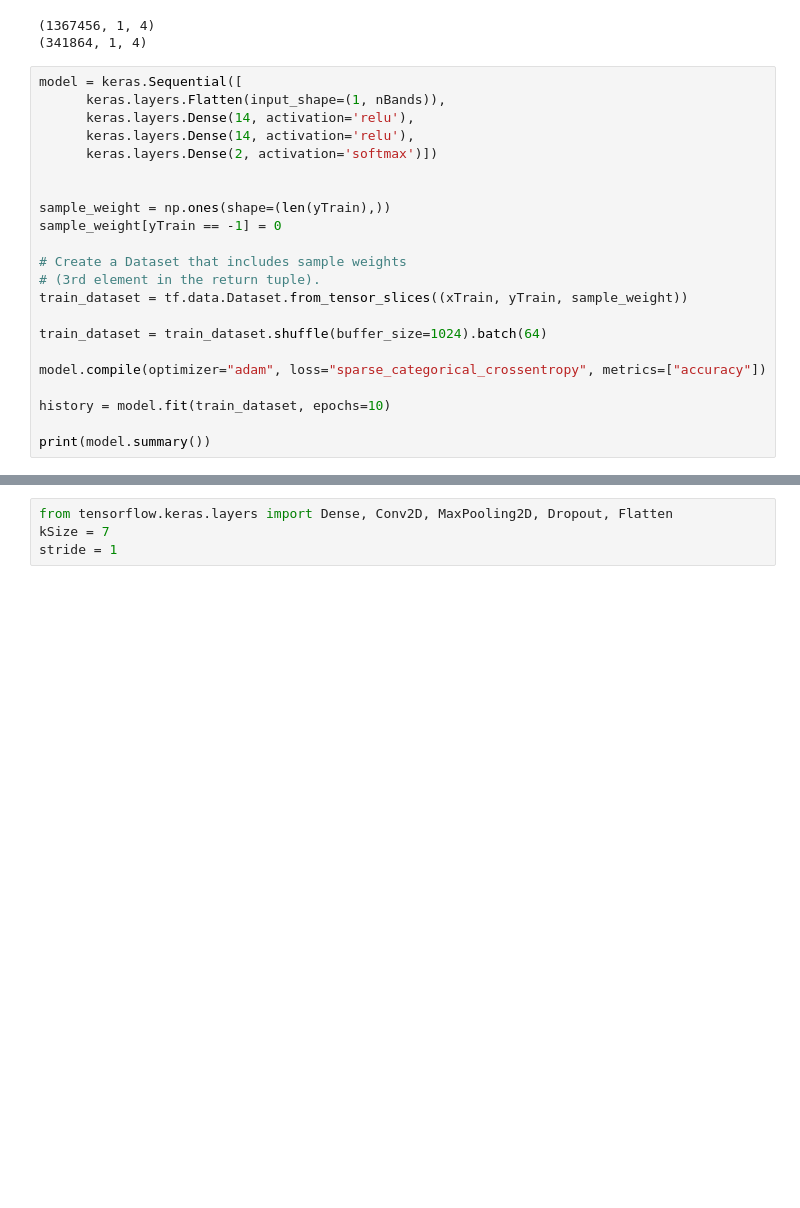
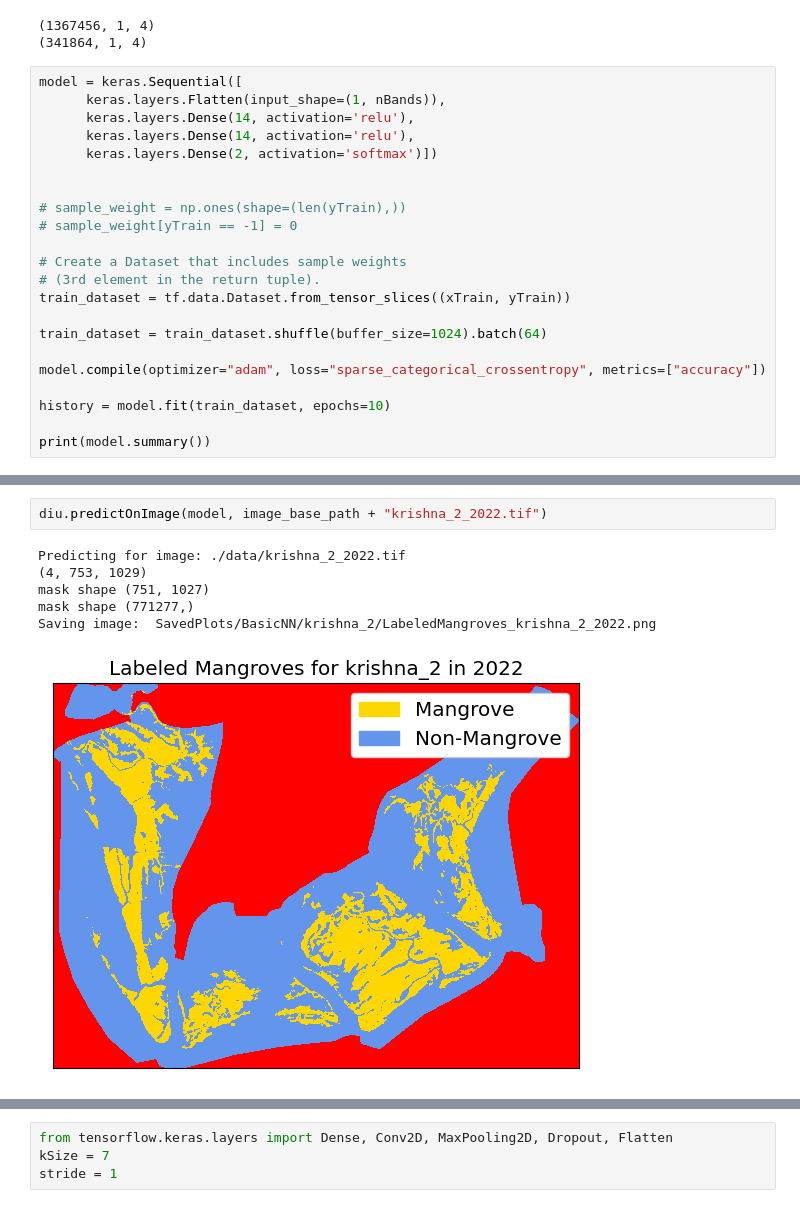
Before and after one commit to oops-moment/Remote-Sensing-BTP-1, a Jupyter notebook: neuralNetwork.ipynb, the cells around one changed output, grey strips where cells are left out. Drawn from its saved outputs; the diff is of its cells as text; blank space fills up the shorter version.

```diff
--- a/neuralNetwork.ipynb
+++ b/neuralNetwork.ipynb
@@ -138,12 +135,12 @@ model = keras.Sequential([
       keras.layers.Dense(2, activation='softmax')])
 
 
-sample_weight = np.ones(shape=(len(yTrain),))
-sample_weight[yTrain == -1] = 0
+# sample_weight = np.ones(shape=(len(yTrain),))
+# sample_weight[yTrain == -1] = 0
 
 # Create a Dataset that includes sample weights
 # (3rd element in the return tuple).
-train_dataset = tf.data.Dataset.from_tensor_slices((xTrain, yTrain, sample_weight))
+train_dataset = tf.data.Dataset.from_tensor_slices((xTrain, yTrain))
 
 train_dataset = train_dataset.shuffle(buffer_size=1024).batch(64)
 
@@ -196,0 +197,9 @@ weighted avg       0.82      0.83      0.82    341864
+# %%
+diu.predictOnImage(model, image_base_path + "krishna_2_2022.tif")
+# %% [output]
+Predicting for image: ./data/krishna_2_2022.tif
+(4, 753, 1029)
+mask shape (751, 1027)
+mask shape (771277,)
+Saving image:  SavedPlots/BasicNN/krishna_2/LabeledMangroves_krishna_2_2022.png
+[figure, added]
```
Also changed, not shown: parts of 8 cells of this notebook, 1 other file.
